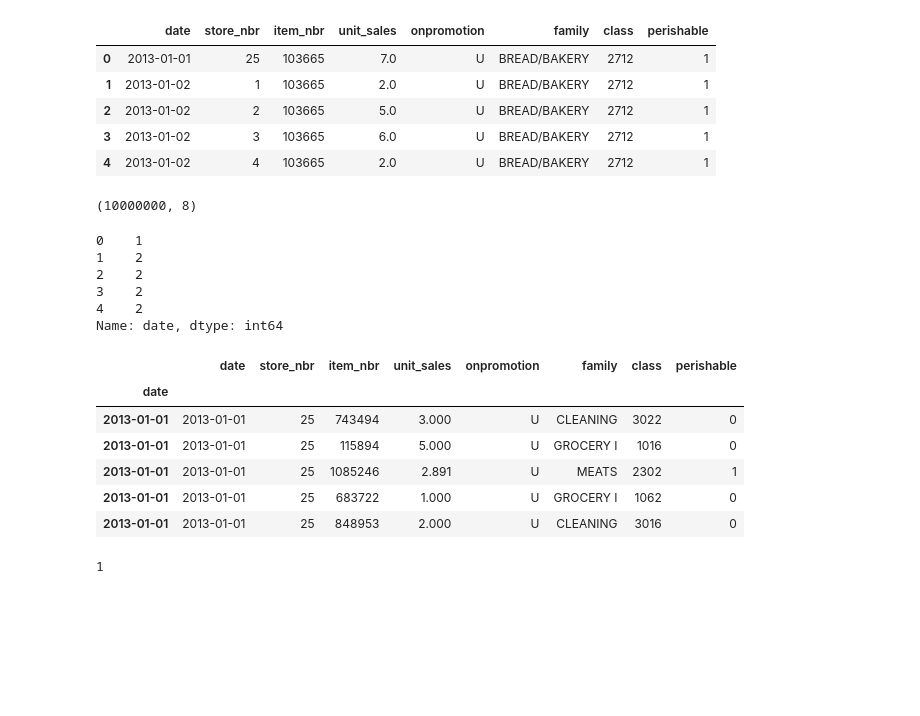
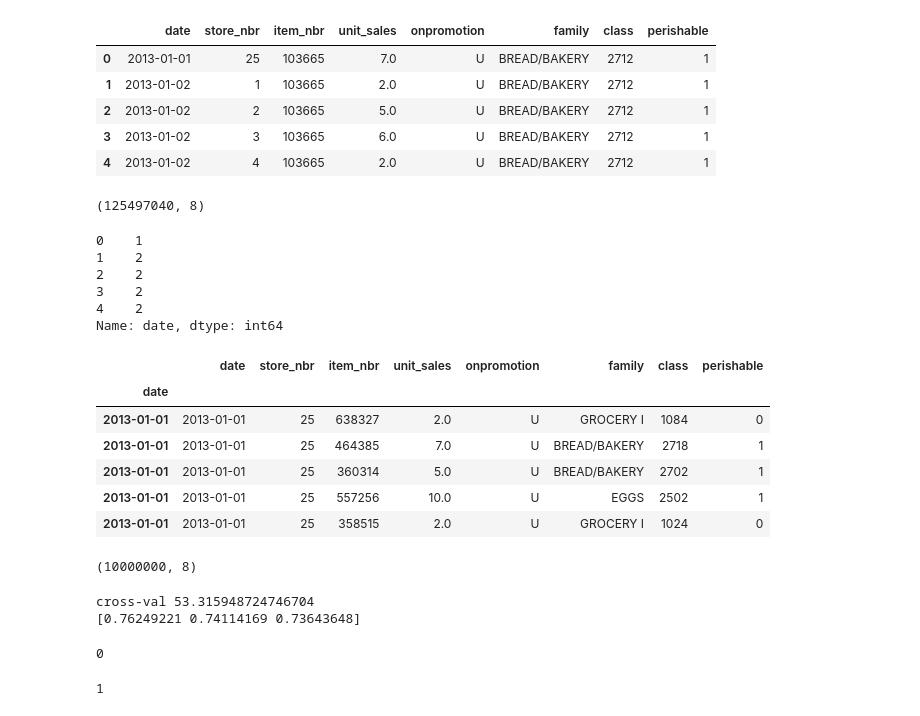
Before and after one commit to microsoft/CBM, a Jupyter notebook: kaggle/favorita-grocery-sales-forecasting/kaggle.ipynb, the cells around one changed output. Cells and saved outputs as stored; diff of their text form; code cells hidden in the pictures; blank space fills up the shorter version.

Commit message:
fix sklearn pipeline

```diff
--- a/kaggle/favorita-grocery-sales-forecasting/kaggle.ipynb
+++ b/kaggle/favorita-grocery-sales-forecasting/kaggle.ipynb
@@ -31,8 +31,8 @@ display(HTML("<style>.prompt { display:none !important; }</style>"))
 # %%
 # scikit-based
 
-train = pd.read_parquet('data/train_items.parquet')
-train.head()
+train_all = pd.read_parquet('data/train_items.parquet')
+train_all.head()
 # %% [output]
 |  | date | store_nbr | item_nbr | unit_sales | onpromotion | family | class | perishable |
 | 0 | 2013-01-01 | 25 | 103665 | 7.0 | U | BREAD/BAKERY | 2712 | 1 |
@@ -41,9 +41,9 @@ train.head()
 | 3 | 2013-01-02 | 3 | 103665 | 6.0 | U | BREAD/BAKERY | 2712 | 1 |
 | 4 | 2013-01-02 | 4 | 103665 | 2.0 | U | BREAD/BAKERY | 2712 | 1 |
 # %%
-train.shape
+train_all.shape
 # %% [output]
-(10000000, 8)
+(125497040, 8)
 # %%
 # train['Weekday'] = train['date'].dt.dayofweek_str
 train.head()['date'].dt.dayofweek
@@ -57,23 +157,32 @@ Name: date, dtype: int64
 # %%
-train = train.sample(int(10e6))
+train = train_all.sample(int(10e6))
 train = train.set_index('date', drop=False).sort_index()
+train.loc[train['unit_sales'] < 0, 'unit_sales'] = 0
 train.head()
 # %% [output]
 |  | date | store_nbr | item_nbr | unit_sales | onpromotion | family | class | perishable |
 | date |  |  |  |  |  |  |  |  |
-| 2013-01-01 | 2013-01-01 | 25 | 743494 | 3.000 | U | CLEANING | 3022 | 0 |
-| 2013-01-01 | 2013-01-01 | 25 | 115894 | 5.000 | U | GROCERY I | 1016 | 0 |
-| 2013-01-01 | 2013-01-01 | 25 | 1085246 | 2.891 | U | MEATS | 2302 | 1 |
-| 2013-01-01 | 2013-01-01 | 25 | 683722 | 1.000 | U | GROCERY I | 1062 | 0 |
-| 2013-01-01 | 2013-01-01 | 25 | 848953 | 2.000 | U | CLEANING | 3016 | 0 |
+| 2013-01-01 | 2013-01-01 | 25 | 638327 | 2.0 | U | GROCERY I | 1084 | 0 |
+| 2013-01-01 | 2013-01-01 | 25 | 464385 | 7.0 | U | BREAD/BAKERY | 2718 | 1 |
+| 2013-01-01 | 2013-01-01 | 25 | 360314 | 5.0 | U | BREAD/BAKERY | 2702 | 1 |
+| 2013-01-01 | 2013-01-01 | 25 | 557256 | 10.0 | U | EGGS | 2502 | 1 |
+| 2013-01-01 | 2013-01-01 | 25 | 358515 | 2.0 | U | GROCERY I | 1024 | 0 |
+# %%
+# train = train_all.copy()
+# train = train.set_index('date', drop=False).sort_index()
+# train.loc[train['unit_sales'] < 0, 'unit_sales'] = 0
+
+train.shape
+# %% [output]
+(10000000, 8)
 # %%
 from sklearn.preprocessing import OrdinalEncoder, KBinsDiscretizer
 from sklearn.pipeline import Pipeline, make_pipeline
 from sklearn.compose import ColumnTransformer, make_column_transformer
 import time
 import cbm
-from sklearn.metrics import mean_squared_error, make_scorer
-
+from sklearn.metrics import mean_squared_error, make_scorer, mean_squared_log_error
+from sklearn.model_selection import cross_val_score
 from sklearn.base import BaseEstimator, TransformerMixin
 import calendar
 
@@ -112,7 +221,7 @@ cats = make_column_transformer(
     # (KBinsDiscretizer(n_bins=10, encode='ordinal', dtype='int'),     [''])
 )
 
-cbm = cbm.CBM(learning_rate_step_size=1/64000, min_iterations_early_stopping=2)
+cbm = cbm.CBM(learning_rate_step_size=1/500, min_iterations_early_stopping=10)
 
 pipeline = make_pipeline(
         cats,
@@ -129,16 +238,25 @@ pipeline = make_pipeline(
 
 # from sklearn.model_selection import cross_val_score
 
-# start = time.time()
-# scores = cross_val_score(pipeline, train, train['unit_sales'],
-#                          scoring=make_scorer(mean_squared_error),
-#                          cv=TemporalSplit(n_splits=3, test_size=90),
-#                         # n_jobs=-1
-#                         )
+start = time.time()
+scores = cross_val_score(pipeline, train, train['unit_sales'],
+                         scoring=make_scorer(mean_squared_log_error, squared=False),
+                         cv=TemporalSplit(n_splits=3, test_size=90),
+                         n_jobs=-1
+                        )
 
-# print(f'cross-val { time.time() - start}')
-
-# scores
+print(f'cross-val { time.time() - start}')
+print(scores)
+# %% [output]
+cross-val 53.315948724746704
+[0.76249221 0.74114169 0.73643648]
+# %%
+(train['unit_sales'] < 0).sum()
+
+cross-val 53.586721658706665
+[0.76333752 0.74206952 0.73735652]
+# %% [output]
+0
 # %%
 pipeline.fit(train, train['unit_sales'])
 1
```
Also changed, not shown: parts of 13 cells of this notebook.
